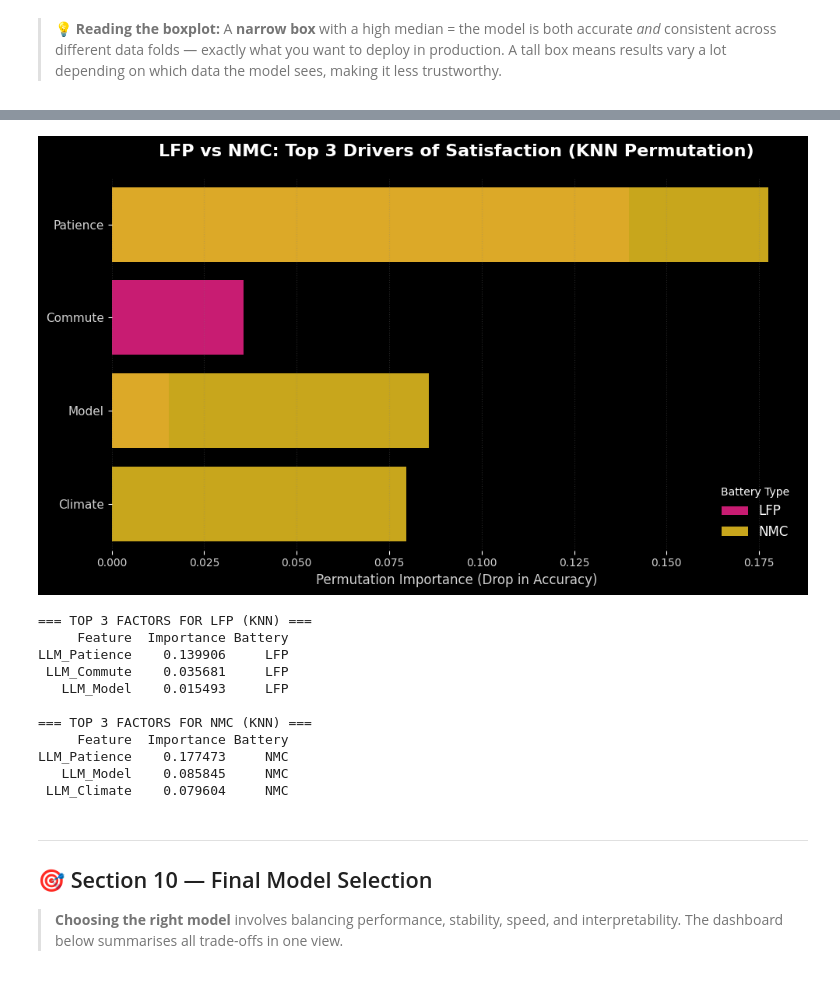
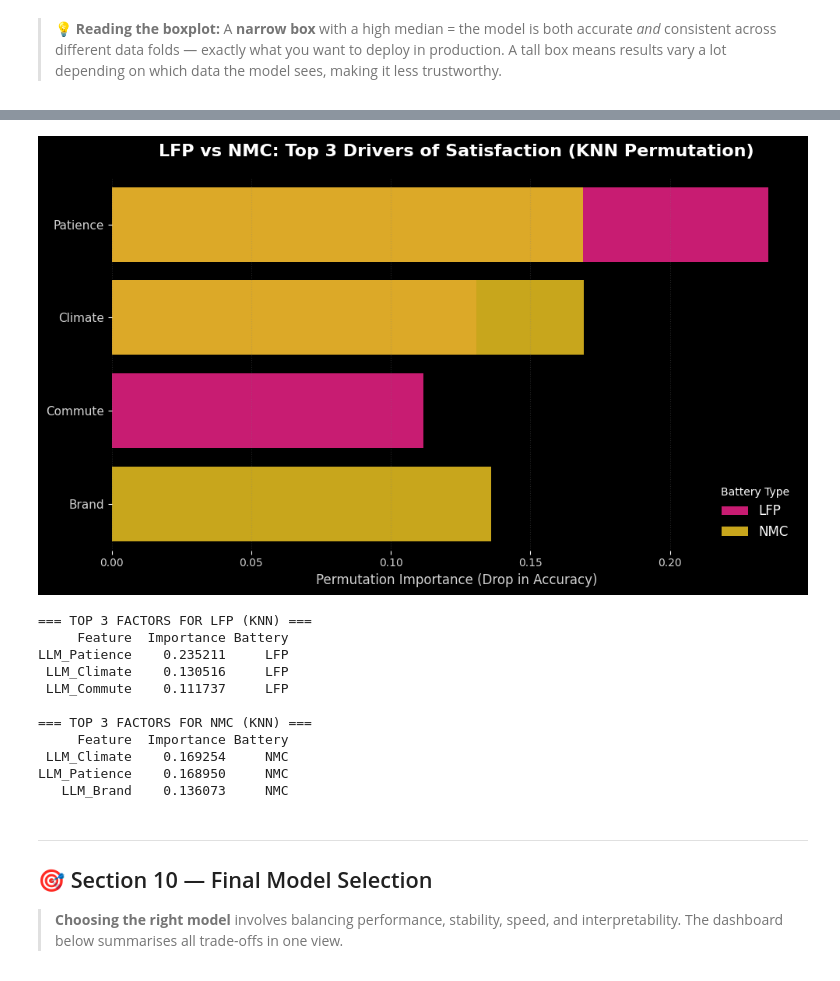
Before and after one commit to emrerkut/EV-Sentiment-Analysis--NMC-vs-LFP-, a Jupyter notebook: ML_Classification_Training_Evaluation_EV_Battery.ipynb, the cells around one changed output, grey strips where cells are left out. Saved outputs shown, nothing was run; the diff lists cells and outputs as text; code cells hidden in the pictures.

```diff
--- a/ML_Classification_Training_Evaluation_EV_Battery.ipynb
+++ b/ML_Classification_Training_Evaluation_EV_Battery.ipynb
@@ -224,7 +224,7 @@ import pandas as pd
 import numpy as np
 
 # Load dataset
-df = pd.read_csv("data_will_use/reddit_training_data_before_final.csv")
+df = pd.read_csv("data_will_use/reddit_training_data_roberta_final_new.csv")
 
 TARGET = "LLM_Satisfaction"
 FEATURES = [c for c in df.columns if c != TARGET]
@@ -1196,11 +1196,11 @@ from sklearn.preprocessing import OneHotEncoder
 from sklearn.compose import ColumnTransformer
 from sklearn.pipeline import Pipeline
 
-# Fill NaNs to prevent errors
-df.fillna("Unknown", inplace=True)
+
+
 
 # Include all relevant features
-features = ['LLM_Model', 'LLM_Climate', 'LLM_Commute', 'LLM_Home_Charging', 'LLM_Patience']
+features = ['LLM_Battery', 'LLM_Climate', 'LLM_Commute','LLM_Home_Charging', 'LLM_Patience', 'LLM_Brand']
 target = 'LLM_Satisfaction'
 
 # Split the dataset
@@ -1311,11 +1311,10 @@ from sklearn.compose import ColumnTransformer
 from sklearn.pipeline import Pipeline
 from sklearn.inspection import permutation_importance
 
-# Fill NaNs to prevent errors
-df.fillna("Unknown", inplace=True)
+
 
 # Include all relevant features
-features = ['LLM_Model', 'LLM_Climate', 'LLM_Commute', 'LLM_Home_Charging', 'LLM_Patience']
+features = ['LLM_Battery', 'LLM_Climate', 'LLM_Commute','LLM_Home_Charging', 'LLM_Patience', 'LLM_Brand']
 target = 'LLM_Satisfaction'
 
 # Split the dataset
@@ -1374,45 +1373,45 @@ sns.barplot(
     x='Importance',
     y='Feature',
     hue='Battery',
     palette={'LFP': '#ff007f', 'NMC': '#ffcc00'}, # Neon Pink & Neon Yellow
     dodge=False,
     alpha=0.9
 )
 
 plt.title("LFP vs NMC: Top 3 Drivers of Satisfaction (KNN Permutation)", fontsize=16, fontweight='bold', pad=20, color='white')
 plt.xlabel("Permutation Importance (Drop in Accuracy)", fontsize=12, color='lightgray')
 plt.ylabel("", fontsize=12)
 plt.legend(title='Battery Type', fontsize=12, loc='lower right', frameon=False, labelcolor='white')
 
 # Aesthetic adjustments
 sns.despine(left=True, bottom=True)
 plt.grid(axis='x', color='gray', linestyle=':', alpha=0.3)
 plt.xticks(color='lightgray')
 plt.yticks(color='lightgray', fontsize=11)
 
 plt.tight_layout()
 plt.savefig("lfp_vs_nmc_knn_top3_dark.png", dpi=300, transparent=True)
 plt.show()
 
 # Print Results
 print("\n=== TOP 3 FACTORS FOR LFP (KNN) ===")
 print(lfp_importances.head(3).to_string(index=False))
 
 print("\n=== TOP 3 FACTORS FOR NMC (KNN) ===")
 print(nmc_importances.head(3).to_string(index=False))
 # %% [output]
-[figure, old version]
+[figure, new version]
 === TOP 3 FACTORS FOR LFP (KNN) ===
      Feature  Importance Battery
-LLM_Patience    0.139906     LFP
- LLM_Commute    0.035681     LFP
-   LLM_Model    0.015493     LFP
+LLM_Patience    0.235211     LFP
+ LLM_Climate    0.130516     LFP
+ LLM_Commute    0.111737     LFP
 
 === TOP 3 FACTORS FOR NMC (KNN) ===
      Feature  Importance Battery
-LLM_Patience    0.177473     NMC
-   LLM_Model    0.085845     NMC
- LLM_Climate    0.079604     NMC
+ LLM_Climate    0.169254     NMC
+LLM_Patience    0.168950     NMC
+   LLM_Brand    0.136073     NMC
 # %% [markdown]
 ---
 
```
Also changed, not shown: parts of 24 cells of this notebook, 5 other files.
